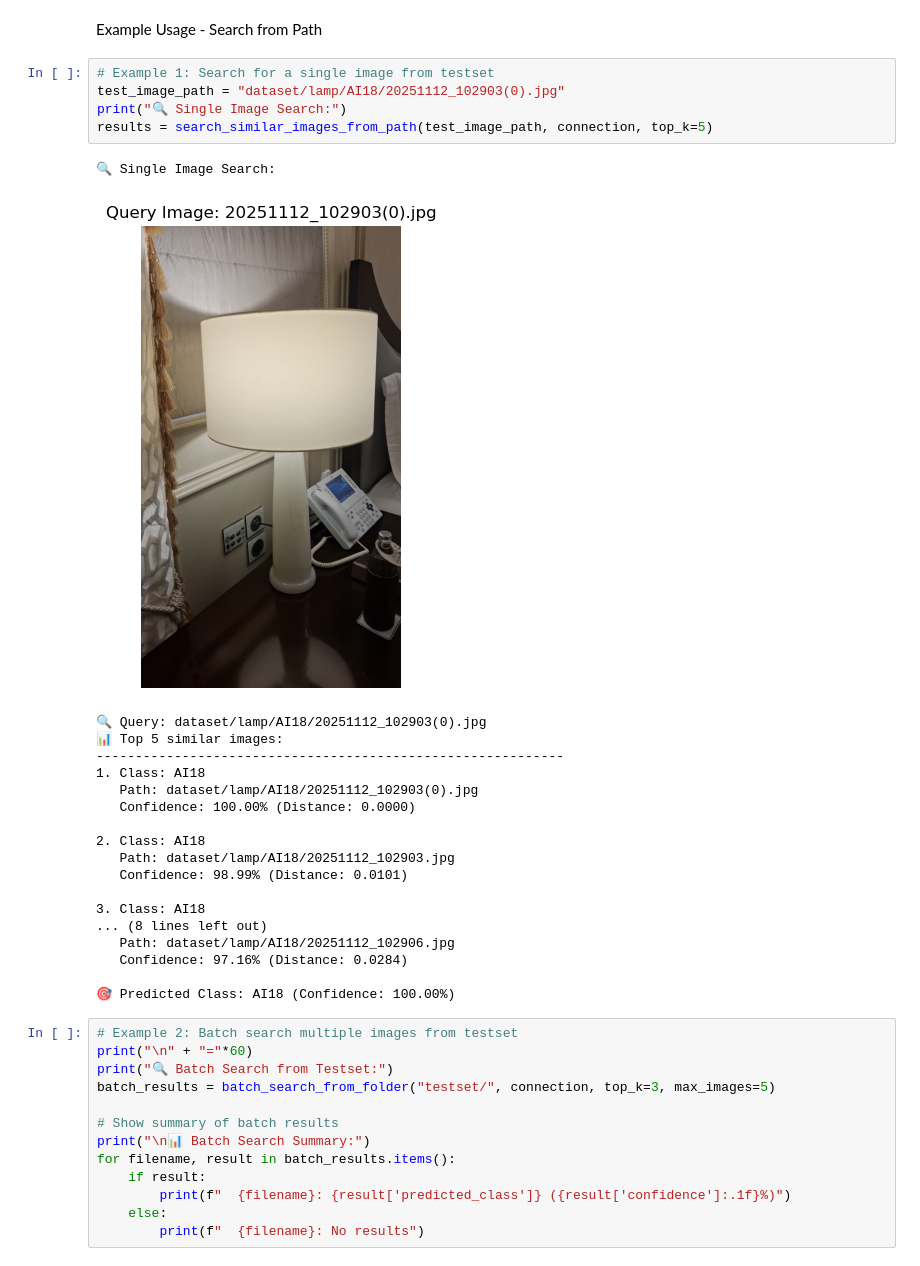
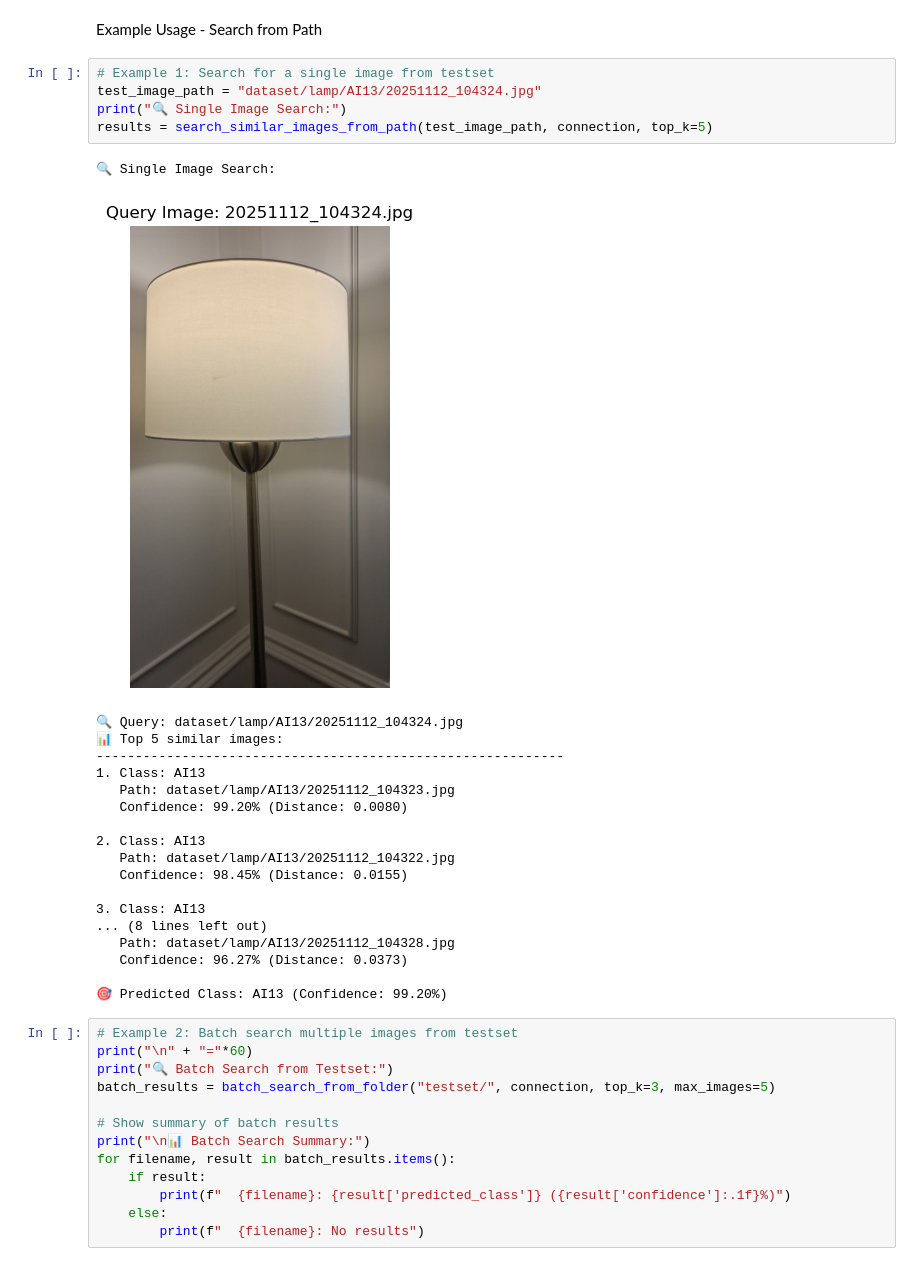
Before and after one commit to sedtawut35085/equipment_profile_image_search, a Jupyter notebook: main.ipynb, the cells around one changed output. Drawn from its saved outputs; the diff is of its cells as text.

```diff
--- a/main.ipynb
+++ b/main.ipynb
@@ -708,29 +682,29 @@ def search_with_confidence_threshold(image_path, connection, confidence_threshol
 Example Usage - Search from Path
 # %%
 # Example 1: Search for a single image from testset
-test_image_path = "dataset/lamp/AI18/20251112_102903(0).jpg"
+test_image_path = "dataset/lamp/AI13/20251112_104324.jpg"
 print("🔍 Single Image Search:")
 results = search_similar_images_from_path(test_image_path, connection, top_k=5)
 # %% [output]
 🔍 Single Image Search:
-[figure, old version]
+[figure, new version]
-🔍 Query: dataset/lamp/AI18/20251112_102903(0).jpg
+🔍 Query: dataset/lamp/AI13/20251112_104324.jpg
 📊 Top 5 similar images:
 ------------------------------------------------------------
-1. Class: AI18
-   Path: dataset/lamp/AI18/20251112_102903(0).jpg
-   Confidence: 100.00% (Distance: 0.0000)
+1. Class: AI13
+   Path: dataset/lamp/AI13/20251112_104323.jpg
+   Confidence: 99.20% (Distance: 0.0080)
 
-2. Class: AI18
-   Path: dataset/lamp/AI18/20251112_102903.jpg
-   Confidence: 98.99% (Distance: 0.0101)
+2. Class: AI13
+   Path: dataset/lamp/AI13/20251112_104322.jpg
+   Confidence: 98.45% (Distance: 0.0155)
 
-3. Class: AI18
+3. Class: AI13
 ... (8 lines left out)
-   Path: dataset/lamp/AI18/20251112_102906.jpg
-   Confidence: 97.16% (Distance: 0.0284)
+   Path: dataset/lamp/AI13/20251112_104328.jpg
+   Confidence: 96.27% (Distance: 0.0373)
 
-🎯 Predicted Class: AI18 (Confidence: 100.00%)
+🎯 Predicted Class: AI13 (Confidence: 99.20%)
 # %%
 # Example 2: Batch search multiple images from testset
 print("\n" + "="*60)
```
Also changed, not shown: parts of 4 cells of this notebook.
